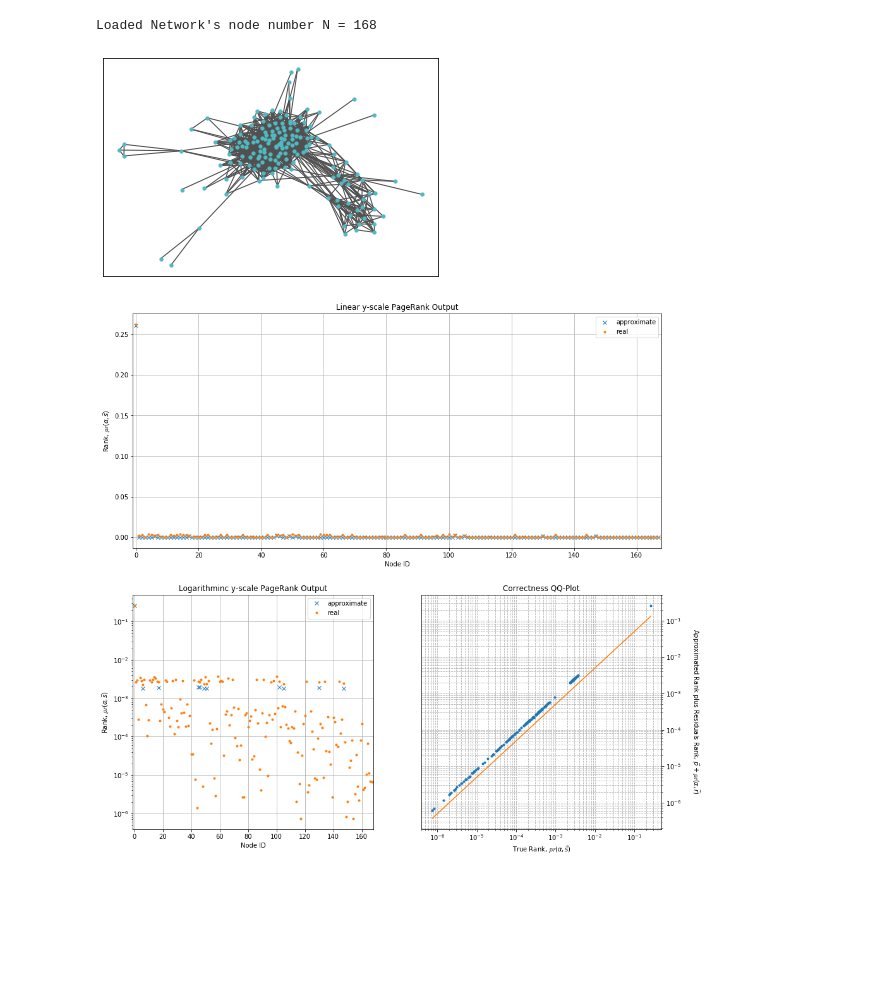
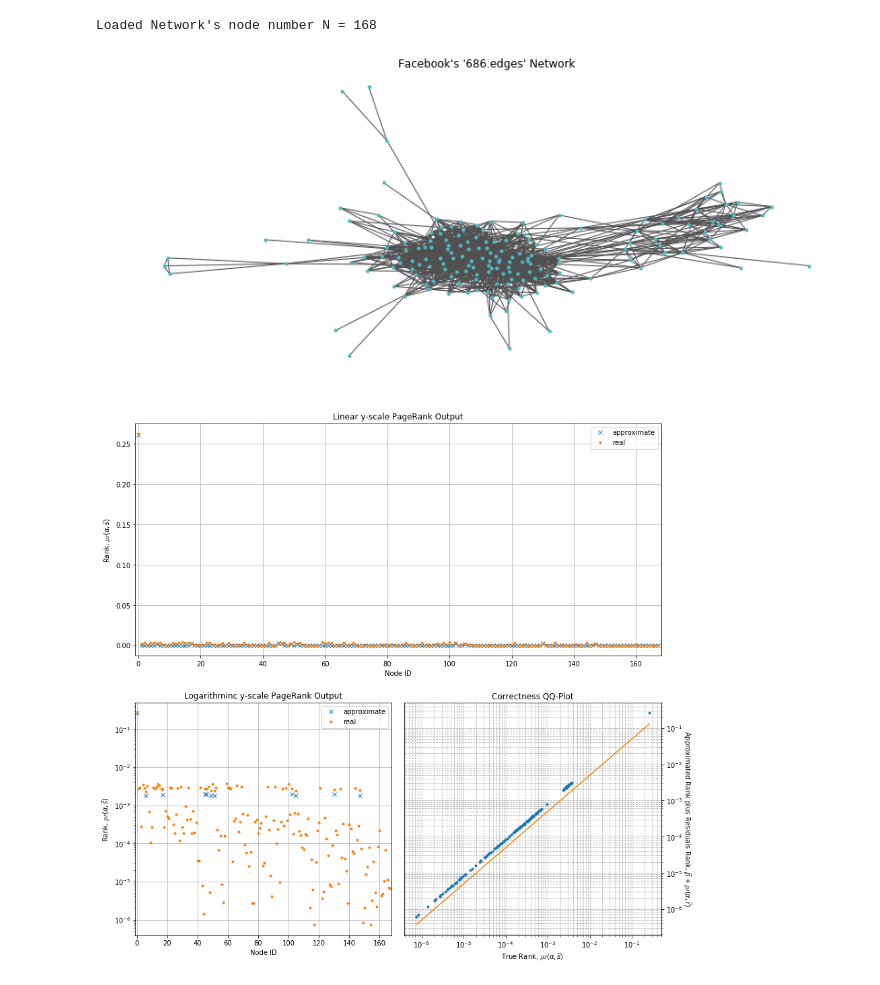
Before and after one commit to barbafrank/LCP_projects_Y2, a Jupyter notebook: HLP_Project/Project.ipynb, the cells around one changed output. Saved outputs shown, nothing was run; the diff lists cells and outputs as text; code cells hidden in the pictures; blank space fills up the shorter version.

Commit message:
cleaned plots across the project

```diff
--- a/HLP_Project/Project.ipynb
+++ b/HLP_Project/Project.ipynb
@@ -135,11 +145,14 @@ Loaded Network's node number N = 168
 # %%
 # plot the loaded dataset
 g = nx.Graph(A_mat)
-plt.figure()
+fig = plt.figure(figsize=(14, 6))
 nx.draw_networkx(g, node_size=10, with_labels=False, node_color="#51B9C2", edge_color="#505050")
-plt.show()
+ax = fig.get_axes()[0]
+ax.axis('off')
+ax.set_title("Facebook's '686.edges' Network")
+fig.show()
 # %% [output]
-[figure, old version]
+[figure, new version]
 # %%
 # set the PageRank parameters
 v = 0
@@ -156,11 +169,11 @@ pr = page_rank(A, A_mat, N, s, alpha)
 p, r = approximateSimrank(A, v, alpha, epsilon, return_only_neighbours=False)
 # %%
 # plot the results
-f = plt.figure(figsize=(15, 15))
+f = plt.figure(figsize=(14, 14))
 # create major subplots
 gs0 = gridspec.GridSpec(2, 1, figure=f)
 # further split the second row
-gs00 = gridspec.GridSpecFromSubplotSpec(1, 2, subplot_spec=gs0[1])
+gs00 = gridspec.GridSpecFromSubplotSpec(1, 2, subplot_spec=gs0[1], wspace=0.05)
 
 # apply the separation to the figure
 ax1 = f.add_subplot(gs0[0])
@@ -197,12 +210,12 @@ ax3.loglog(pr, p + page_rank(A, A_mat, N, np.array(r), alpha), ".")
 ax3.loglog(x,y)
 ax3.set_title("Correctness QQ-Plot")
 ax3.set_xlabel("True Rank, $\\mathbb{pr}(\\alpha, \\vec{s})$")
-ax3.set_ylabel("Approximated Rank plus Residuals Rank, $\\vec{p} + \\mathbb{pr}(\\alpha, \\vec{r})$", rotation=-90, labelpad=30)
+ax3.set_ylabel("Approximated Rank plus Residuals Rank, $\\vec{p} + \\mathbb{pr}(\\alpha, \\vec{r})$", rotation=-90, labelpad=15)
 ax3.yaxis.set_label_position("right")
 ax3.yaxis.tick_right()
 ax3.grid(True, which="both", ls="--")
 # %% [output]
-[figure, old version]
+[figure, new version]
 # %%
 # dataset names
 names = ["Aggregation", "R15", "D31"]
```
Also changed, not shown: parts of 5 cells of this notebook, 1 other file.
